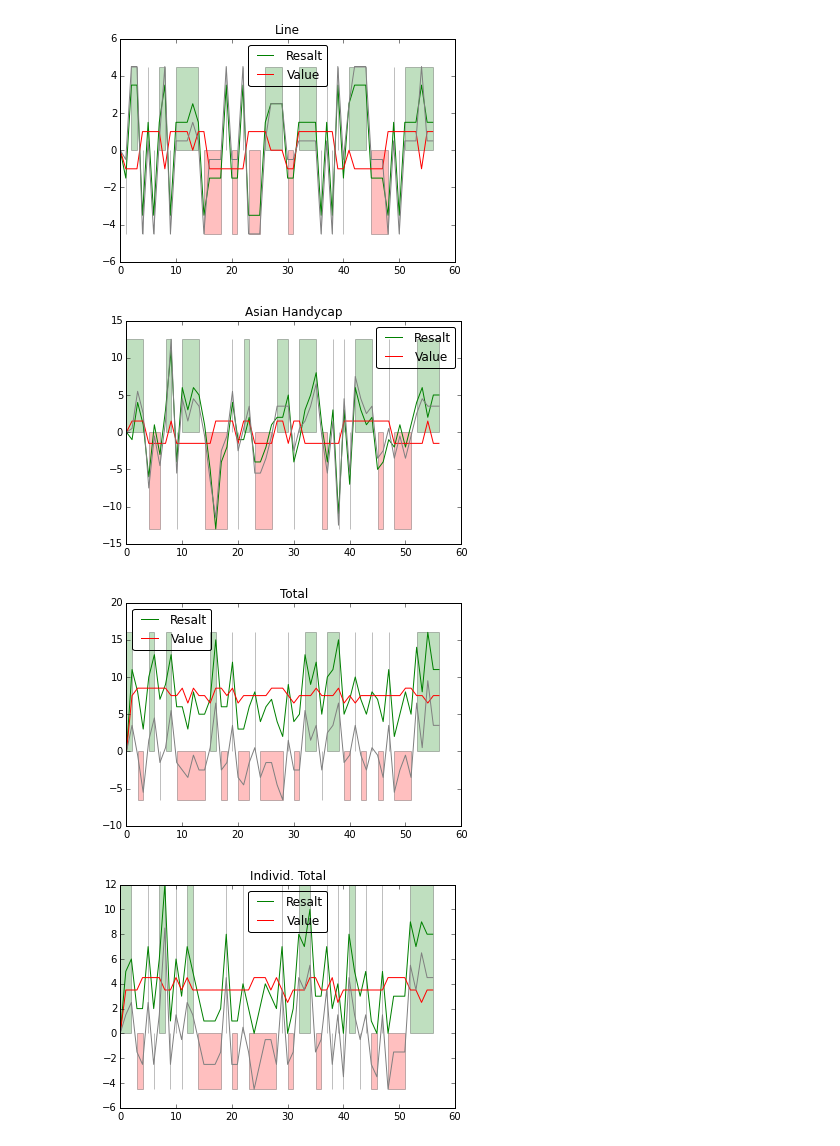
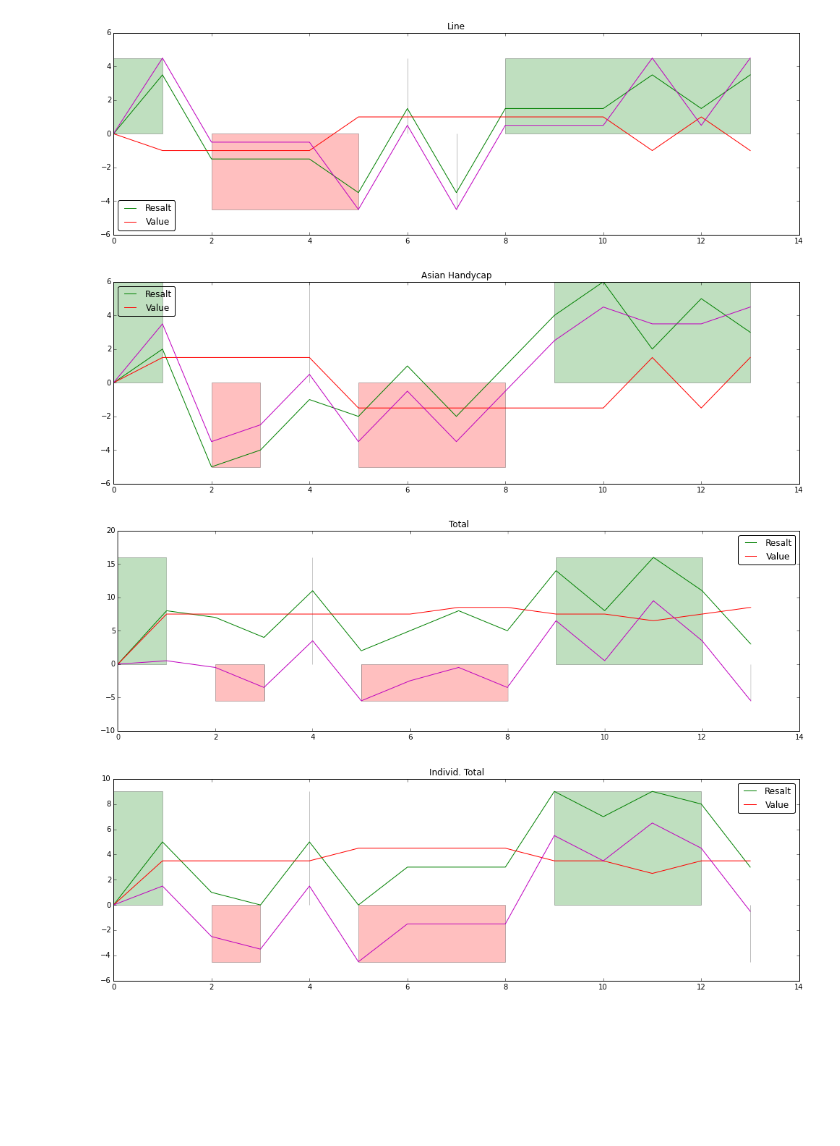
Before and after one commit to khex/pyodds, a Jupyter notebook: getters/by_team.ipynb, the cells around one changed output. Saved outputs shown, nothing was run; the diff lists cells and outputs as text; code cells hidden in the pictures; blank space fills up the shorter version.

```diff
--- a/getters/by_team.ipynb
+++ b/getters/by_team.ipynb
@@ -9,47 +9,48 @@ client = MongoClient("mongodb://localhost:27017/")
 db = client["delta_test"]
 
 name = "Kansas City Royals"
+# sort([('date.iso', 1)]) от старших к новым ->
 match_list = db.matches.find({'league': 'mlb', 'season': '2015', 'seas_type': 'season',
                               '$or': [{'home.team': name}, {'away.team': name}]})\
-                              .sort([('date.stamp', 1)])
+                              .sort([('date.iso', 1)]) #[30:]
 
-# arry = [[[0.0], [0.0], [0.0]], [[0.0], [0.0], [0.0]],
-#         [[0.0], [0.0], [0.0]], [[0.0], [0.0], [0.0]]]
 arry = [[[0.0] for n in range(3)] for m in range(4)]
 labels = ['Line', 'Asian Handycap', 'Total', 'Individ. Total']
+
+#for match in match_list:
+#    print(match['date']['datetime'])
 
 for match in match_list:
     place = 'home' if match['home']['team'] == name else 'away'
     m = match[place]["ftot"]
 
     for n in range(4):
         arry[n][0].append(m["resalt"][n])
-        arry[n][1].append(m["odd_val"][n])
+        arry[n][1].append(m["oddval"][n])
         arry[n][2].append(m["delta"][n])
 
 for i in range(4):
     r = arry[i]
-    fig, ax = plt.subplots()
+    fig, ax = plt.subplots(figsize=(17, 5))
     ax.set_title(labels[i])
     X, d_Y = range(len(r[0])), np.array(r[2])
 
     ax.plot(X, r[0], color='green', label = 'Resalt')
     ax.plot(X, r[1], color='red', label = 'Value')
-    ax.plot(X, r[2], color='gray', ls = '-')
+    ax.plot(X, r[2], color='m') #, ls = ' - ')
 
     m_arr = r[0] + r[1] + r[2]
     max_haight, min_haight = max(m_arr), min(m_arr)
 
-    collection = collections.BrokenBarHCollection.span_where(
-        X, ymin=0, ymax=max_haight, where=d_Y >= 0, facecolor='green', alpha=0.25)
-    ax.add_collection(collection)
-    collection = collections.BrokenBarHCollection.span_where(
-        X, ymin=min_haight, ymax=0, where=d_Y < 0, facecolor='red', alpha=0.25)
-    ax.add_collection(collection)
+    # from official collection documentation
+    ax.add_collection(collections.BrokenBarHCollection.span_where(
+        X, ymin=0, ymax=max_haight, where=d_Y >= 0, facecolor='green', alpha=0.25))
+    ax.add_collection(collections.BrokenBarHCollection.span_where(
+        X, ymin=min_haight, ymax=0, where=d_Y < 0, facecolor='red', alpha=0.25))
 
     ax.legend(loc='best', fancybox=True)
 # %% [output]
-[figure, old version]
+[figure, new version]
-[figure, old version]
+[figure, new version]
-[figure, old version]
+[figure, new version]
-[figure, old version]
+[figure, new version]
```
Also changed, not shown: 7 other files.
